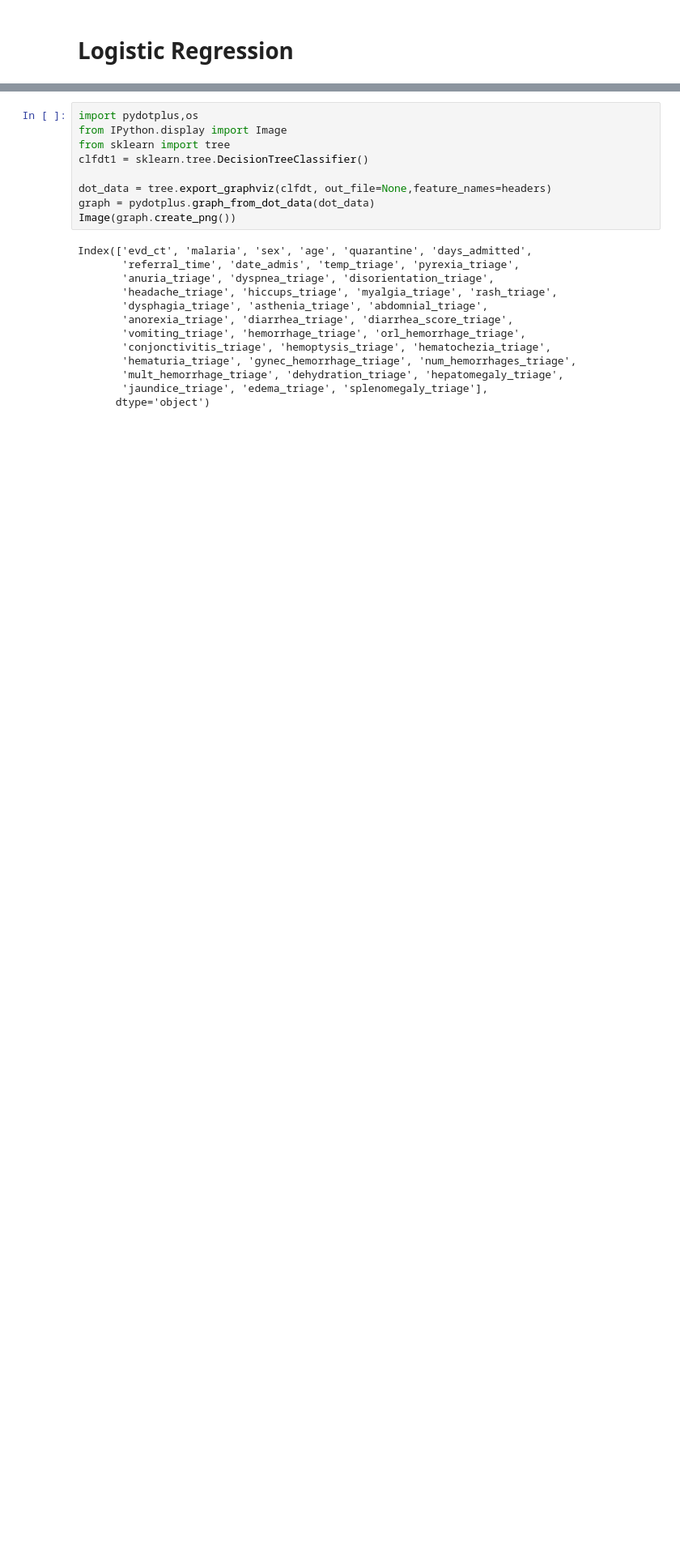
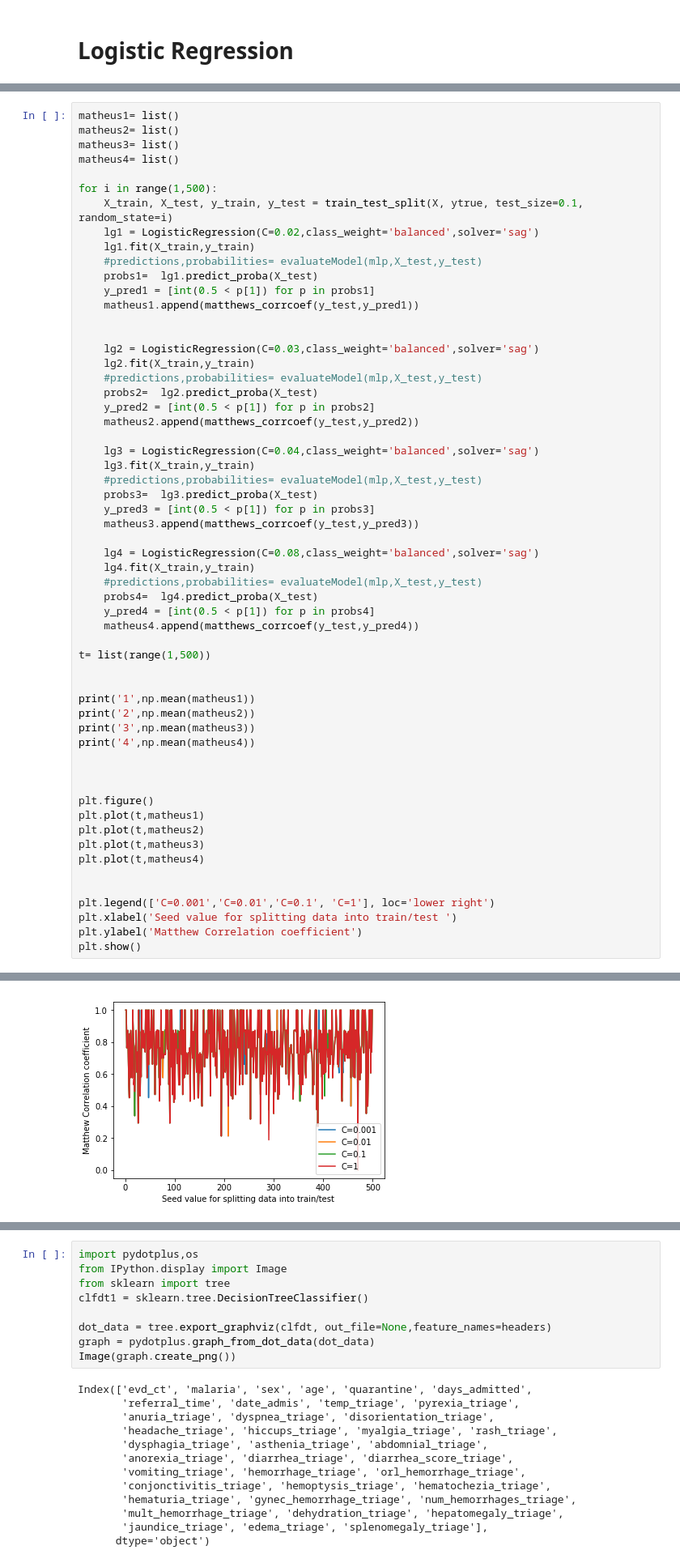
Before and after one commit to GabeOchieng/EbolaML-1, a Jupyter notebook: EbolaPrediction.ipynb, the cells around one changed output, grey strips where cells are left out. Shown: that part at 81% size. Drawn from its saved outputs; the diff is of its cells as text; blank space fills up the shorter version.

```diff
--- a/EbolaPrediction.ipynb
+++ b/EbolaPrediction.ipynb
@@ -187,0 +250,59 @@ Matthew Correlation coefficient 0.71272556889
+# %%
+matheus1= list()
+matheus2= list()
+matheus3= list()
+matheus4= list()
+
+for i in range(1,500):
+    X_train, X_test, y_train, y_test = train_test_split(X, ytrue, test_size=0.1, random_state=i)
+    lg1 = LogisticRegression(C=0.02,class_weight='balanced',solver='sag')
+    lg1.fit(X_train,y_train)
+    #predictions,probabilities= evaluateModel(mlp,X_test,y_test)
+    probs1=  lg1.predict_proba(X_test)
+    y_pred1 = [int(0.5 < p[1]) for p in probs1]
+    matheus1.append(matthews_corrcoef(y_test,y_pred1))
+
+
+    lg2 = LogisticRegression(C=0.03,class_weight='balanced',solver='sag')
+    lg2.fit(X_train,y_train)
+    #predictions,probabilities= evaluateModel(mlp,X_test,y_test)
+    probs2=  lg2.predict_proba(X_test)
+    y_pred2 = [int(0.5 < p[1]) for p in probs2]
+    matheus2.append(matthews_corrcoef(y_test,y_pred2))
+
+    lg3 = LogisticRegression(C=0.04,class_weight='balanced',solver='sag')
+    lg3.fit(X_train,y_train)
+    #predictions,probabilities= evaluateModel(mlp,X_test,y_test)
+    probs3=  lg3.predict_proba(X_test)
+    y_pred3 = [int(0.5 < p[1]) for p in probs3]
+    matheus3.append(matthews_corrcoef(y_test,y_pred3))
+
+    lg4 = LogisticRegression(C=0.08,class_weight='balanced',solver='sag')
+    lg4.fit(X_train,y_train)
+    #predictions,probabilities= evaluateModel(mlp,X_test,y_test)
+    probs4=  lg4.predict_proba(X_test)
+    y_pred4 = [int(0.5 < p[1]) for p in probs4]
+    matheus4.append(matthews_corrcoef(y_test,y_pred4))
+
+t= list(range(1,500))
+
+
+print('1',np.mean(matheus1))
+print('2',np.mean(matheus2))
+print('3',np.mean(matheus3))
+print('4',np.mean(matheus4))
+
+
+
+plt.figure()
+plt.plot(t,matheus1)
+plt.plot(t,matheus2)
+plt.plot(t,matheus3)
+plt.plot(t,matheus4)
+
+
+plt.legend(['C=0.001','C=0.01','C=0.1', 'C=1'], loc='lower right')
+plt.xlabel('Seed value for splitting data into train/test ')
+plt.ylabel('Matthew Correlation coefficient')
+plt.show()
+# %% [output]
@@ -187,0 +313 @@ Matthew Correlation coefficient 0.71272556889
+[figure, added]
```
Also changed, not shown: parts of 38 cells of this notebook, 1 other file.
